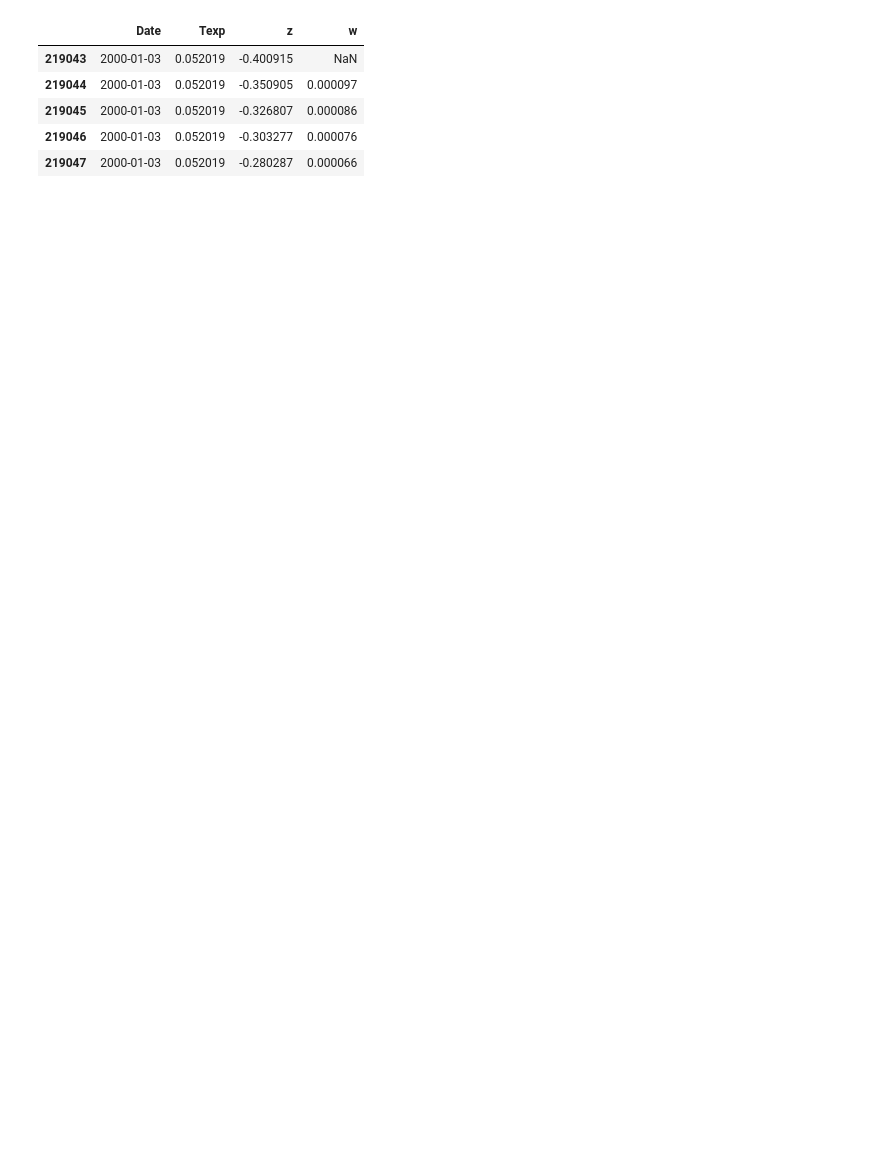
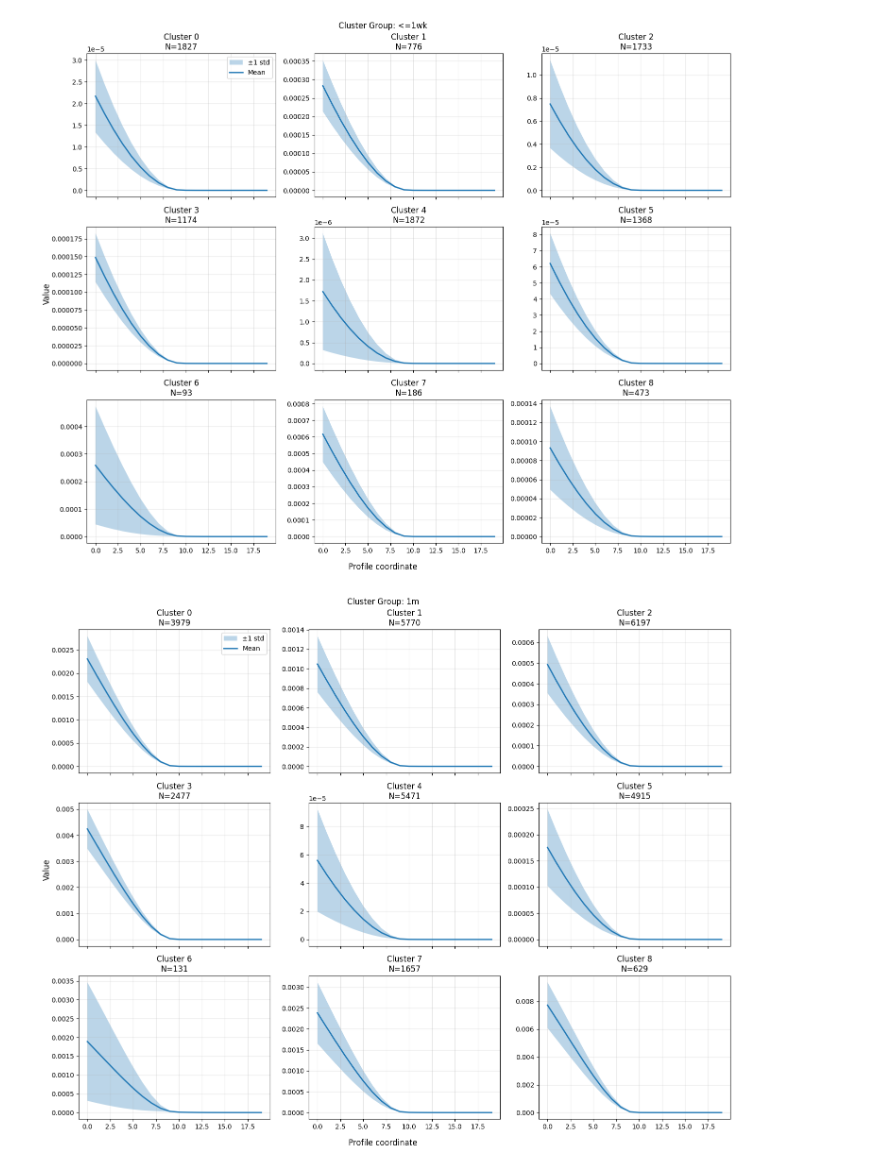
Before and after one commit to hannesnikulski/paper-revision, a Jupyter notebook: cluster-analysis.ipynb, the cells around one changed output. Saved outputs shown, nothing was run; the diff lists cells and outputs as text; code cells hidden in the pictures; blank space fills up the shorter version.

Commit message:
performed cluster analysis using the proposed method

```diff
--- a/cluster-analysis.ipynb
+++ b/cluster-analysis.ipynb
@@ -139,0 +31,30 @@ for g, grp in bindf.groupby("group"):
+# %%
+# Group data into maturity bins.
+bins = np.array([
+    -np.inf,
+    7,
+    30,
+    90,
+    180,
+    365,
+    np.inf])
+
+labels= [
+    "<=1wk",    # 0-7 days
+    "1m",       # 7-30 days
+    "3m",       # 30-90 days
+    "6m",       # 90 - 180 days
+    "1y",       # 180 - 365 days
+    ">1y"       # 365+ days
+]
+
+# Calculate days to expiry
+df["DTE"] =  (df["Expiry"] - df["Date"]).dt.days
+
+df["Maturity-Group"] = pd.cut(
+    df["DTE"],
+    bins=list(bins),
+    labels=labels,
+    include_lowest=True
+)
+df.head()
@@ -183,6 +171,0 @@ X_scaled = scaler.fit_transform(X)
-# %%
-n_clusters=9
-mbk = MiniBatchKMeans(n_clusters=n_clusters, batch_size=10_024, random_state=42, n_init="auto")
-cluster_labels = mbk.fit_predict(X_scaled)
-results = pd.DataFrame(group_keys, columns=['Date', 'Texp'])
-results['Cluster'] = cluster_labels
@@ -359,10 +171,0 @@ merged_df.head()
-# %%
-for cluster, group in merged_df.groupby("Cluster"):
-    group.groupby(['Date', 'Texp']).apply()
-# %% [output]
-|  | Date | Texp | z | w |
-| 219043 | 2000-01-03 | 0.052019 | -0.400915 | NaN |
-| 219044 | 2000-01-03 | 0.052019 | -0.350905 | 0.000097 |
-| 219045 | 2000-01-03 | 0.052019 | -0.326807 | 0.000086 |
-| 219046 | 2000-01-03 | 0.052019 | -0.303277 | 0.000076 |
-| 219047 | 2000-01-03 | 0.052019 | -0.280287 | 0.000066 |
@@ -507,0 +266,8 @@ def plot_cluster_means(df, n_grid=200):
+# %%
+for i, (mLabel, result) in enumerate(R.items()):
+    labels = result["labels"]
+    data = result["data"]
+    plot_cluster_profiles(data, labels, mLabel, f"Cluster_group_{i}.png")
+# %% [output]
+[figure, added]
+[figure, added]
```
Also changed, not shown: parts of 19 cells of this notebook, 25 other files.
